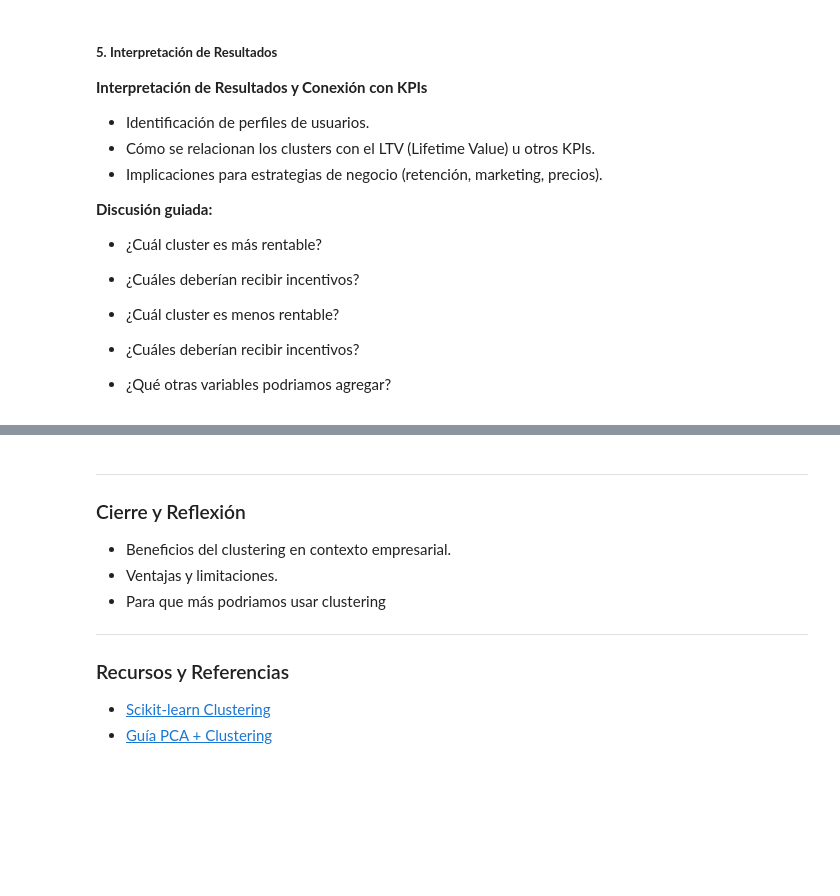
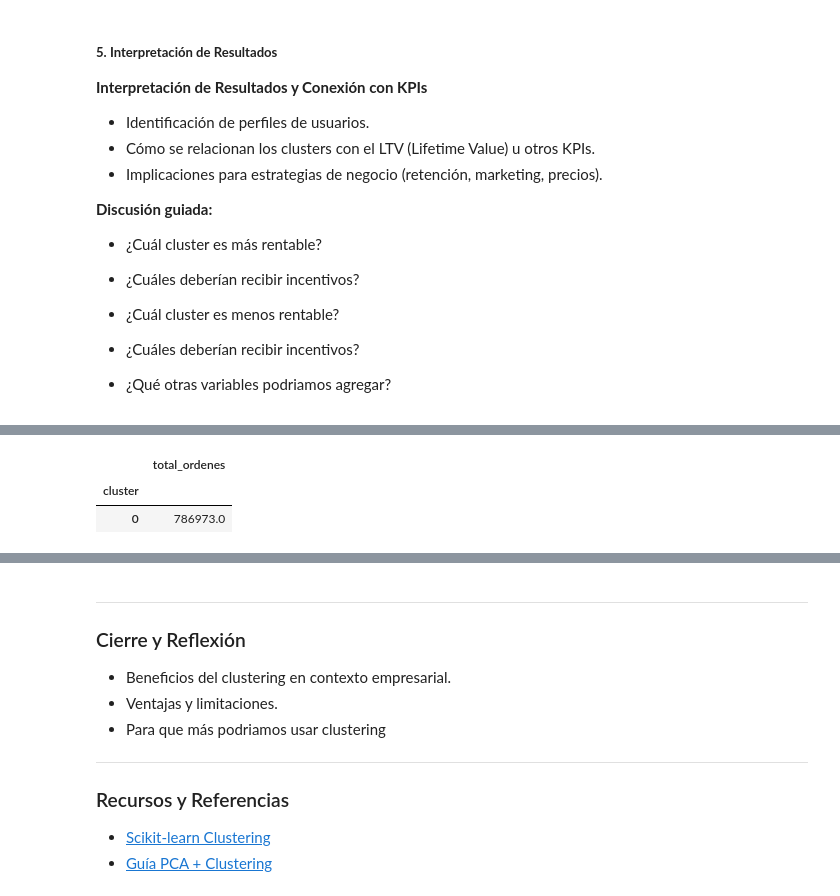
Before and after one commit to Rigobertoj/DataScience_KPI_Project, a Jupyter notebook: 03/Clase17_LabDatos_Segmento_Clientes.ipynb, the cells around one changed output, grey strips where cells are left out. Drawn from its saved outputs; the diff is of its cells as text; code cells hidden in the pictures; blank space fills up the shorter version.

```diff
--- a/03/Clase17_LabDatos_Segmento_Clientes.ipynb
+++ b/03/Clase17_LabDatos_Segmento_Clientes.ipynb
@@ -426,0 +435,12 @@ Text(0.5, 0, 'Genero del cliente)')
+# %%
+clientes.groupby('cluster')\
+    .agg({'total_ordenes':'sum'})\
+    .sort_values(
+            'total_ordenes',
+            ascending=False
+        )\
+.head(1)
+# %% [output]
+|  | total_ordenes |
+| cluster |  |
+| 0 | 786973.0 |
```
Also changed, not shown: parts of 13 cells of this notebook.
